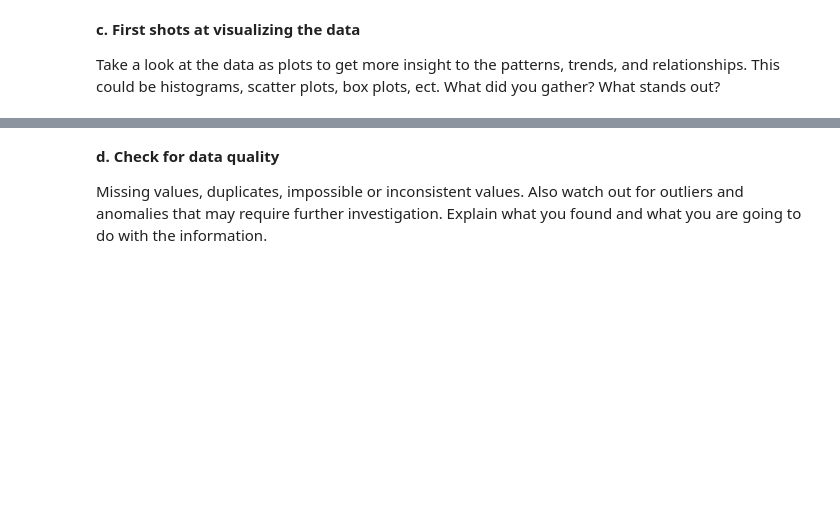
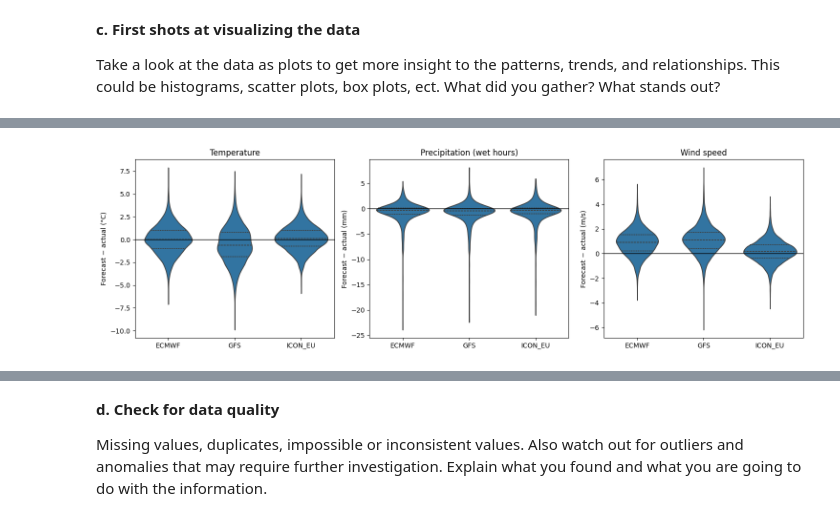
Before and after one commit to MarkenNisu/Machine_Learning_For_Weather, a Jupyter notebook: IDS2026_HW07.ipynb, the cells around one changed output, grey strips where cells are left out. Saved outputs shown, nothing was run; the diff lists cells and outputs as text; code cells hidden in the pictures; blank space fills up the shorter version.

```diff
--- a/IDS2026_HW07.ipynb
+++ b/IDS2026_HW07.ipynb
@@ -176 +263,36 @@ Take a look at the data as plots to get more insight to the patterns, trends, an
+# %%
+
+features = {
+    "Temperature":   ("actual_temperature",   "temperature",   "°C"),
+    "Precipitation": ("actual_precipitation", "precipitation", "mm"),
+    "Wind speed":    ("actual_wind_speed",    "wind_speed",    "m/s"),
+}
+
+rows = []
+for feat, (act, prefix, unit) in features.items():
+    for m in models:
+        rows.append(pd.DataFrame({
+            "feature": feat,
+            "model": m,
+            "error": df[f"{prefix}_{m}"] - df[act],
+            "actual": df[act],
+        }))
+long = pd.concat(rows, ignore_index=True)
+
+fig, axes = plt.subplots(1, 3, figsize=(15, 4.5))
+for ax, (feat, (_, _, unit)) in zip(axes, features.items()):
+    d = long[long["feature"] == feat].dropna(subset=["error"])
+    # choose only "wet" hours
+    if feat == "Precipitation":
+        d = d[d["actual"] > 0.1]
+    sns.violinplot(data=d, x="model", y="error", ax=ax,
+                   inner="quartile", cut=0)
+    ax.axhline(0, color="black", lw=1)
+    ax.set_title(feat + (" (wet hours)" if feat == "Precipitation" else ""))
+    ax.set_ylabel(f"Forecast − actual ({unit})")
+    ax.set_xlabel("")
+plt.tight_layout()
+plt.show()
+# %% [output]
+[figure, added]
 # %% [markdown]
```
Also changed, not shown: parts of 15 cells of this notebook, 2 other files.
